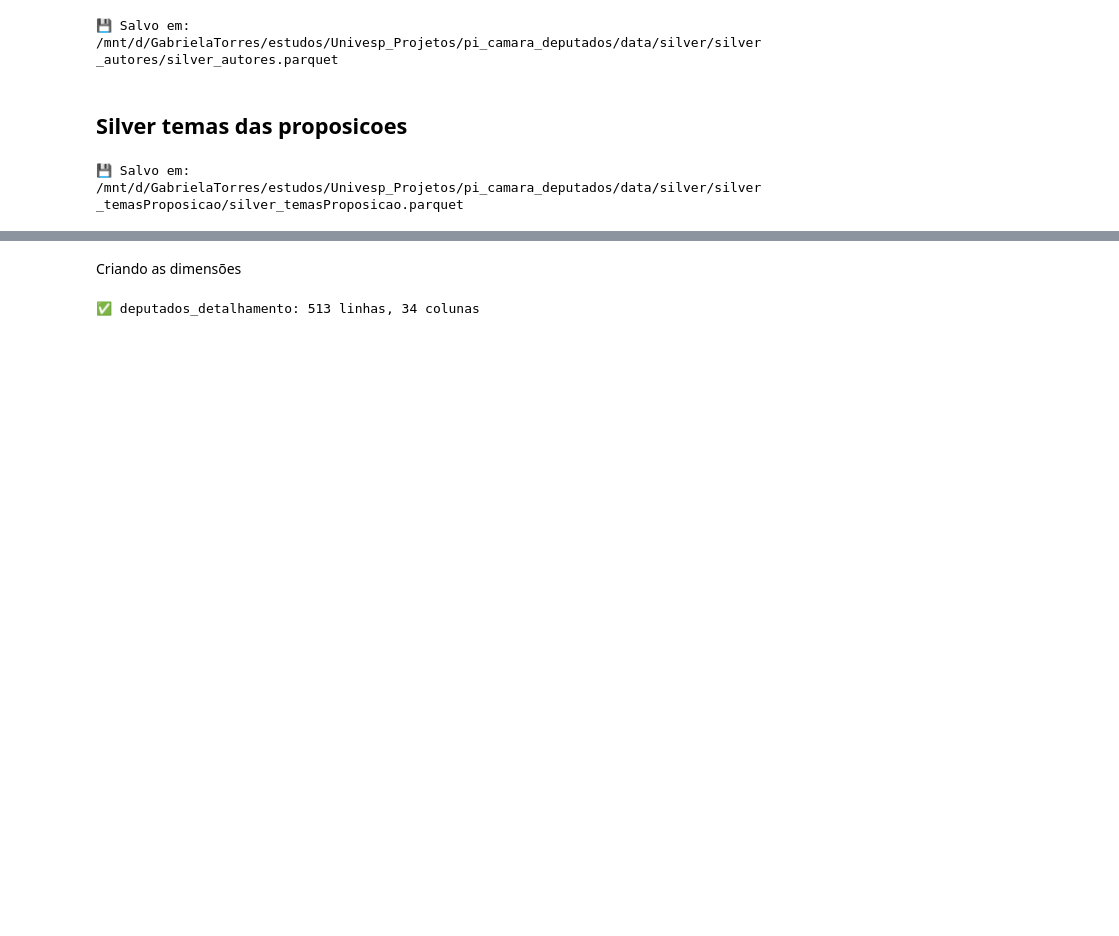
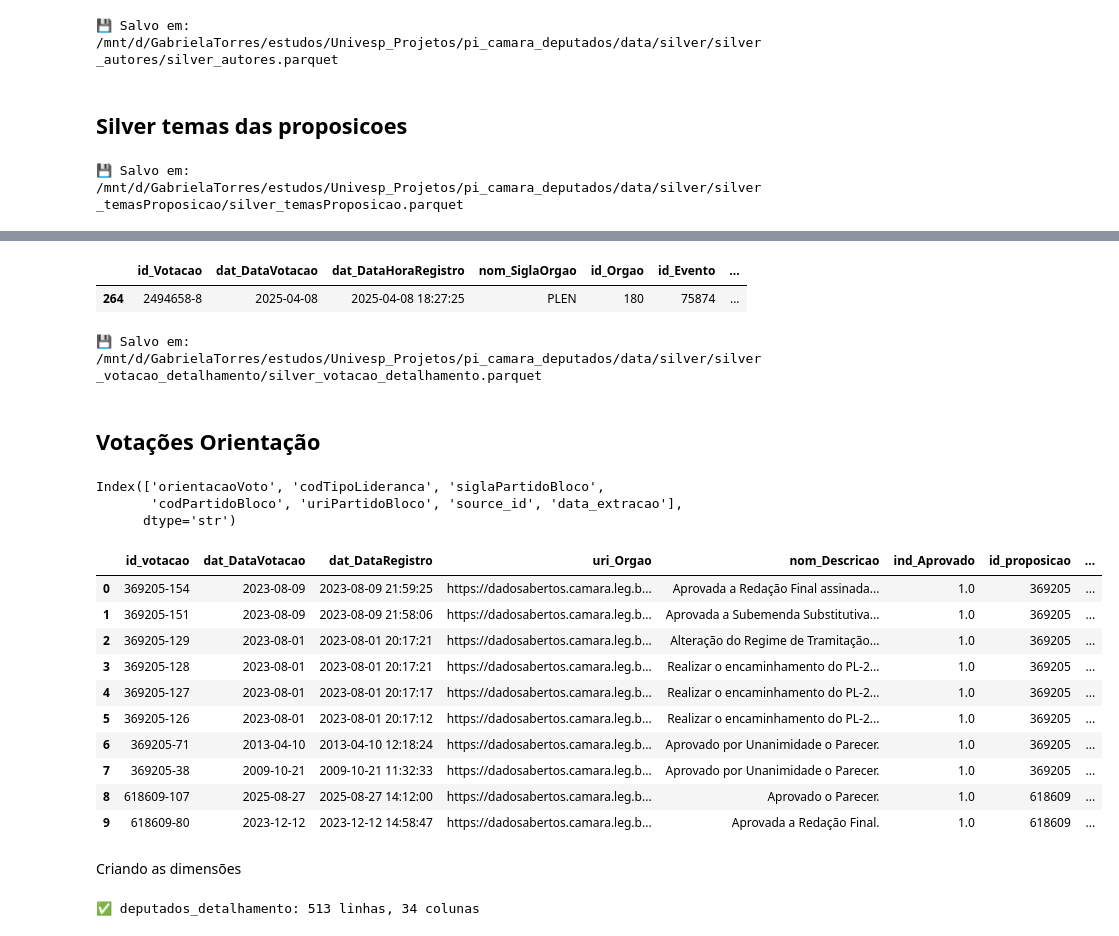
Before and after one commit to gabistorres85/pi_camara_deputados, a Jupyter notebook: notebooks/transforme_notebook.ipynb, the cells around one changed output, grey strips where cells are left out. Saved outputs shown, nothing was run; the diff lists cells and outputs as text; code cells hidden in the pictures; blank space fills up the shorter version.

```diff
--- a/notebooks/transforme_notebook.ipynb
+++ b/notebooks/transforme_notebook.ipynb
@@ -244,0 +311,2 @@ salva.save_parquet(df_s_temasProposicoes, 'silver_temasProposicao', 'silver')
+# %%
+df_proposicoesVotacoes = dfs_bronze['proposicoes_votacoes']
@@ -244,0 +317,23 @@ salva.save_parquet(df_s_temasProposicoes, 'silver_temasProposicao', 'silver')
+# %%
+mapeamento_votacao = {
+    'id': ('id_votacao', 'str'),
+    #'uri': ('uri_Votacao', 'str'),
+    'data': ('dat_DataVotacao', 'date'),
+    'dataHoraRegistro': ('dat_DataRegistro', 'date'),
+    #'siglaOrgao': ('nom_SiglaOrgao', 'str'),
+    'uriOrgao': ('uri_Orgao', 'str'),
+    #'uriVotacao': ('uri_votacaoDetalhe', 'str'),
+    #'proposicaoObjeto': ('nom_ProposicaoObjeto', 'str'),
+    #'uriProposicaoObjeto': ('uri_Proposicao', 'str'),
+    'descricao': ('nom_Descricao', 'str'),
+    'aprovacao': ('ind_Aprovado', 'str'),
+    'source_id': ('id_proposicao', 'int'),
+    #'data_extracao': ('dat_Extracao', 'date')
+}
+
+df_s_votacaoProposicao = transforma.rename_and_cast(df_proposicoesVotacoes,mapeamento_votacao)
+# %%
+df_s_votacaoProposicao = transforma.extrair_ids(
+    df_s_votacaoProposicao,
+    {'uri_Orgao': 'id_Orgao'}
+)
@@ -244,0 +427,11 @@ salva.save_parquet(df_s_temasProposicoes, 'silver_temasProposicao', 'silver')
+# %%
+df_s_votacoesDetalhamento[df_s_votacoesDetalhamento['id_Votacao']=='2494658-8']
+# %% [output]
+|  | id_Votacao | dat_DataVotacao | dat_DataHoraRegistro | nom_SiglaOrgao | id_Orgao | id_Evento | ... |
+| 264 | 2494658-8 | 2025-04-08 | 2025-04-08 18:27:25 | PLEN | 180 | 75874 | ... |
+# %%
+salva.save_parquet(df_votacaoDetalhamento, 'silver_votacao_detalhamento','silver')
+# %% [output]
+💾 Salvo em: /mnt/d/GabrielaTorres/estudos/Univesp_Projetos/pi_camara_deputados/data/silver/silver_votacao_detalhamento/silver_votacao_detalhamento.parquet
+# %% [markdown]
+## Votações Orientação
@@ -244,0 +440,6 @@ salva.save_parquet(df_s_temasProposicoes, 'silver_temasProposicao', 'silver')
+# %%
+print(df_votacoesOrientacao.columns)
+# %% [output]
+Index(['orientacaoVoto', 'codTipoLideranca', 'siglaPartidoBloco',
+       'codPartidoBloco', 'uriPartidoBloco', 'source_id', 'data_extracao'],
+      dtype='str')
@@ -245,3 +461,17 @@ salva.save_parquet(df_s_temasProposicoes, 'silver_temasProposicao', 'silver')
+# %%
+df_s_votacaoProposicao.head(10)
+# %% [output]
+|  | id_votacao | dat_DataVotacao | dat_DataRegistro | uri_Orgao | nom_Descricao | ind_Aprovado | id_proposicao | ... |
+| 0 | 369205-154 | 2023-08-09 | 2023-08-09 21:59:25 | https://dadosabertos.camara.leg.b... | Aprovada a Redação Final assinada... | 1.0 | 369205 | ... |
+| 1 | 369205-151 | 2023-08-09 | 2023-08-09 21:58:06 | https://dadosabertos.camara.leg.b... | Aprovada a Subemenda Substitutiva... | 1.0 | 369205 | ... |
+| 2 | 369205-129 | 2023-08-01 | 2023-08-01 20:17:21 | https://dadosabertos.camara.leg.b... | Alteração do Regime de Tramitação... | 1.0 | 369205 | ... |
+| 3 | 369205-128 | 2023-08-01 | 2023-08-01 20:17:21 | https://dadosabertos.camara.leg.b... | Realizar o encaminhamento do PL-2... | 1.0 | 369205 | ... |
+| 4 | 369205-127 | 2023-08-01 | 2023-08-01 20:17:17 | https://dadosabertos.camara.leg.b... | Realizar o encaminhamento do PL-2... | 1.0 | 369205 | ... |
+| 5 | 369205-126 | 2023-08-01 | 2023-08-01 20:17:12 | https://dadosabertos.camara.leg.b... | Realizar o encaminhamento do PL-2... | 1.0 | 369205 | ... |
+| 6 | 369205-71 | 2013-04-10 | 2013-04-10 12:18:24 | https://dadosabertos.camara.leg.b... | Aprovado por Unanimidade o Parecer. | 1.0 | 369205 | ... |
+| 7 | 369205-38 | 2009-10-21 | 2009-10-21 11:32:33 | https://dadosabertos.camara.leg.b... | Aprovado por Unanimidade o Parecer. | 1.0 | 369205 | ... |
+| 8 | 618609-107 | 2025-08-27 | 2025-08-27 14:12:00 | https://dadosabertos.camara.leg.b... | Aprovado o Parecer. | 1.0 | 618609 | ... |
+| 9 | 618609-80 | 2023-12-12 | 2023-12-12 14:58:47 | https://dadosabertos.camara.leg.b... | Aprovada a Redação Final. | 1.0 | 618609 | ... |
 # %% [markdown]
 Criando as dimensões
 # %%
```
Also changed, not shown: parts of 27 cells of this notebook, 3 other files.
